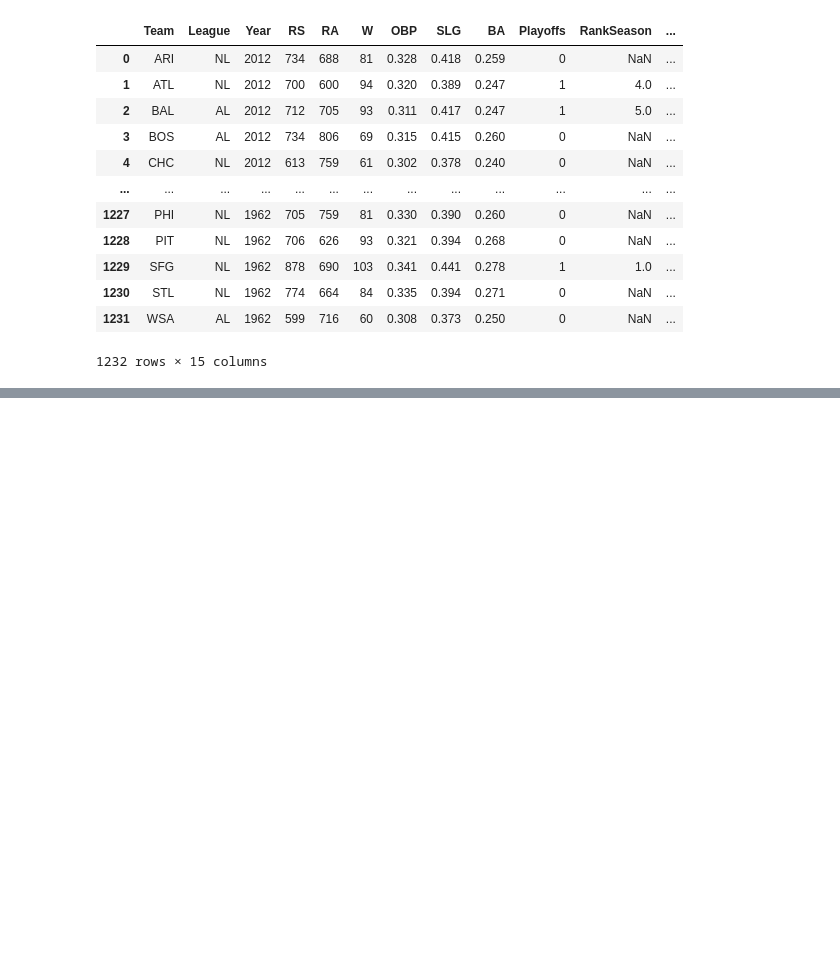
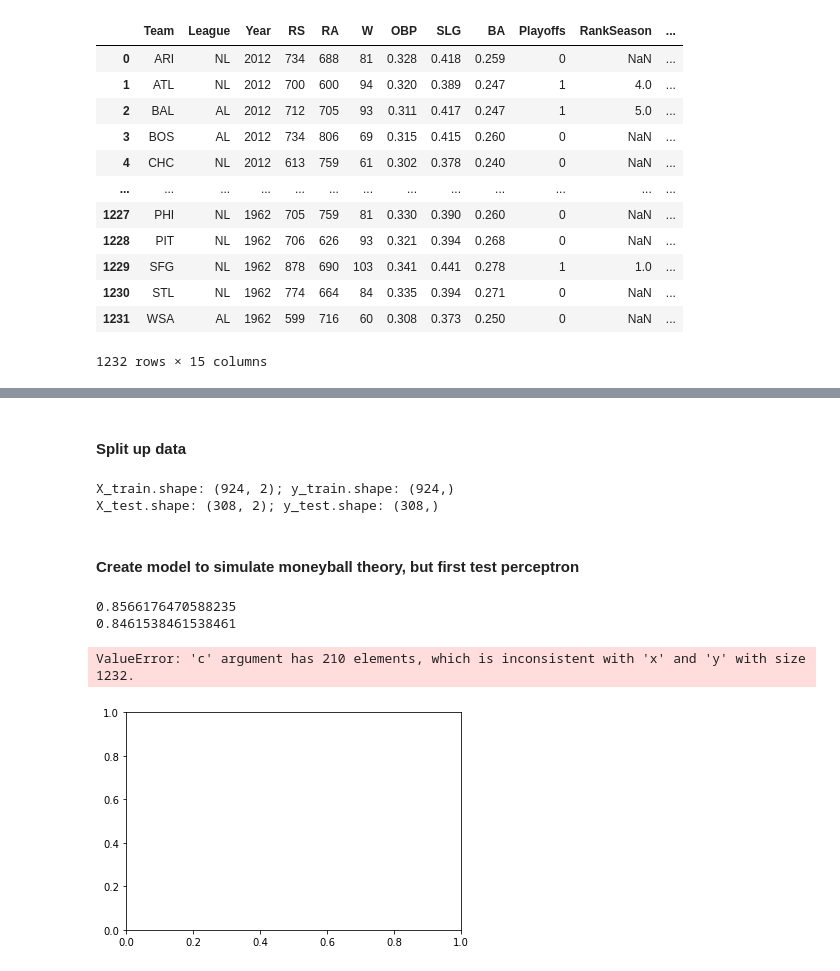
Before and after one commit to rohannakra/Moneyball-Data-Analysis, a Jupyter notebook: main.ipynb, the cells around one changed output, grey strips where cells are left out. Drawn from its saved outputs; the diff is of its cells as text; code cells hidden in the pictures; blank space fills up the shorter version.

```diff
--- a/main.ipynb
+++ b/main.ipynb
@@ -86,0 +86,9 @@ target = (dataset['Playoffs']).to_numpy()
+# %%
+print(dataset.columns)
+print(np.unique(dataset['Year']))    # spans from 1962 - 2012
+
+sleep(7)
+clear_output()
+
+print(dataset.isnull().sum())
+dataset.drop(columns=['RankSeason', 'RankPlayoffs', 'OOBP', 'OSLG', 'RS', 'RA', 'W', 'G'], inplace=True)
@@ -86,0 +196,49 @@ target = (dataset['Playoffs']).to_numpy()
+# %% [markdown]
+#### Split up data
+# %%
+X_train, X_test, y_train, y_test = train_test_split(data_moneyball, target, stratify=target)
+
+print(f'X_train.shape: {X_train.shape}; y_train.shape: {y_train.shape}')
+print(f'X_test.shape: {X_test.shape}; y_test.shape: {y_test.shape}')
+# %% [output]
+X_train.shape: (924, 2); y_train.shape: (924,)
+X_test.shape: (308, 2); y_test.shape: (308,)
+# %% [markdown]
+#### Create model to simulate moneyball theory, but first test perceptron
+# %%
+from sklearn.linear_model import Perceptron, LogisticRegression
+from sklearn.svm import SVC
+from sklearn.manifold import TSNE
+
+model = SVC(kernel='linear')
+model.fit(X_train, y_train)
+
+print(model.score(X_train, y_train))
+print(model.score(X_test, y_test))
+
+# model = LogisticRegression(C=100, random_state=1)
+# model.fit(X_train, y_train)
+# print(model.score(X_train, y_train))
+# print(model.score(X_test, y_test))
+
+# model = Perceptron()
+# model.fit(X_train, y_train)
+
+# print(model.score(X_train, y_train))    # -> 80%
+# print(model.score(X_test, y_test))    # -> 80%
+
+# # NOTE: Through this we can find that the data is somewhat linear.
+
+# # tsne = TSNE()
+# # data_trans = tsne.fit_transform(data_moneyball)
+# # plt.scatter(data_trans[:, 0], data_trans[:, 1], c=target)
+
+# data_trans_2 = tsne.fit_transform(data_all)
+# plt.scatter(data_trans_2[:, 0], data_trans_2[:, 1], c=target)
+
+plt.scatter(data_moneyball[:, 1], data_moneyball[:, 0], c=target)    # lol data ain't linear
+# %% [output]
+0.8566176470588235
+0.8461538461538461
+ValueError: 'c' argument has 210 elements, which is inconsistent with 'x' and 'y' with size 1232.
+[figure, added]
```
Also changed, not shown: parts of 11 cells of this notebook.
